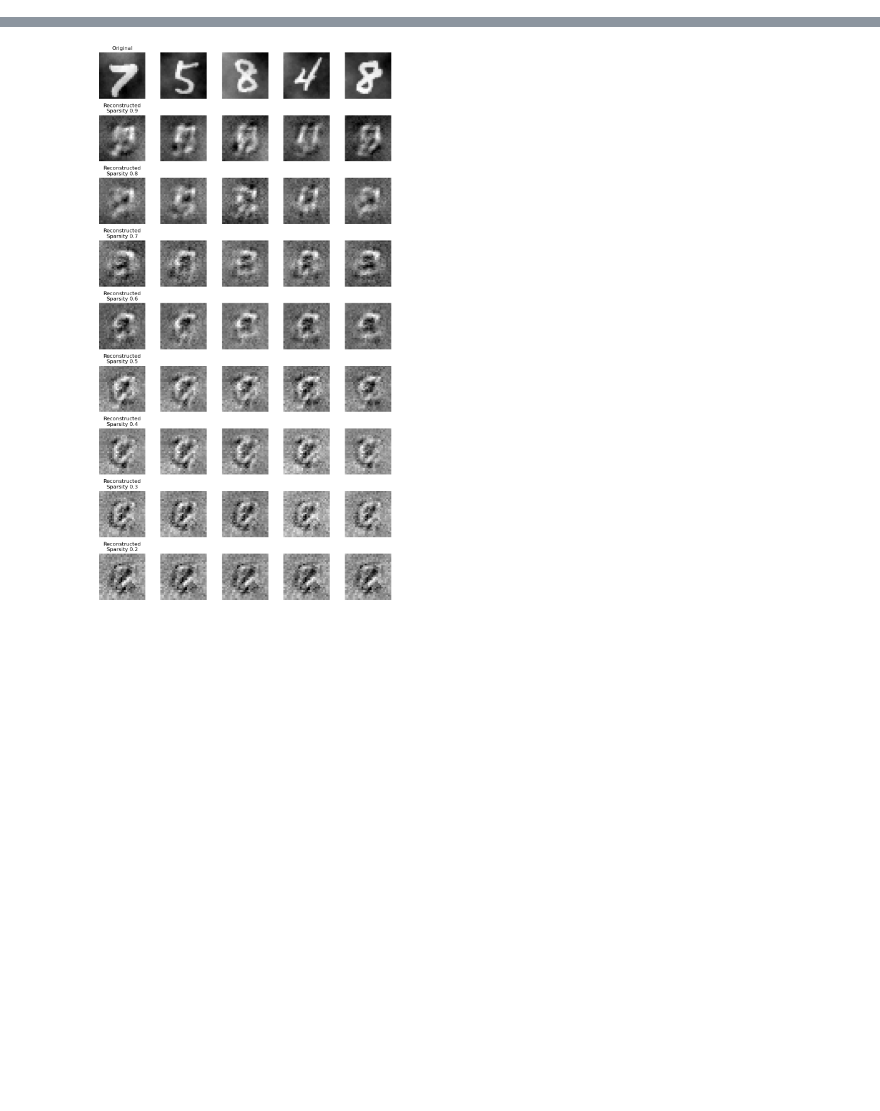
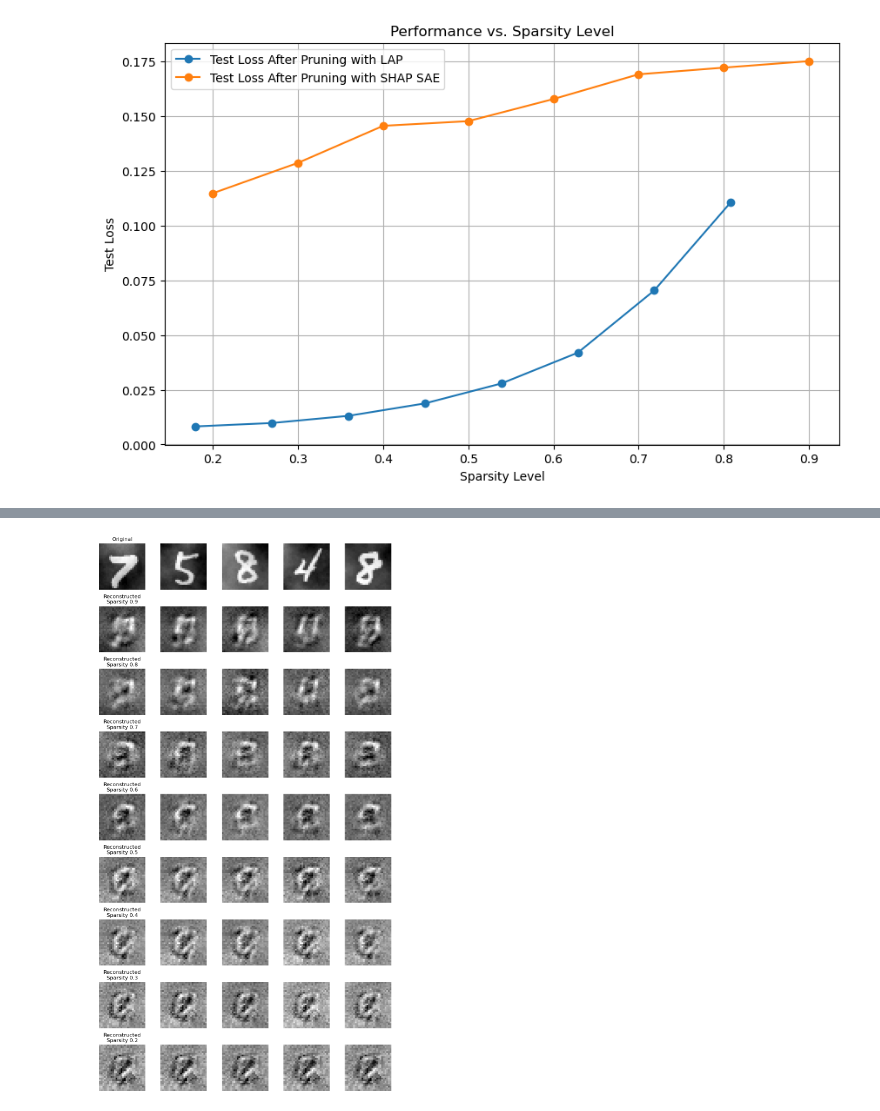
Before and after one commit to FlorianGelb/GNNProject, a Jupyter notebook: Lap_exp_AE.ipynb, the cells around one changed output, grey strips where cells are left out. Cells and saved outputs as stored; diff of their text form; code cells hidden in the pictures; blank space fills up the shorter version.

```diff
--- a/Lap_exp_AE.ipynb
+++ b/Lap_exp_AE.ipynb
@@ -334,8 +382,8 @@ from Pruning.LookaheadPruning import apply_lap, calculate_sparsity
 
 # Assuming 'model' is your pre-trained AutoEncoder and 'test_dataloader' is defined
 prune_ratios = [0.2, 0.3, 0.4, 0.5,0.6,0.7,0.8,0.9]  # Define desired prune ratios to apply
-sparsity_levels = []  # This will store the actual sparsity levels calculated from the model
-test_losses = []
+sparsity_levels_LAP = []  # This will store the actual sparsity levels calculated from the model
+test_losses_LAP = []
 
 for ratio in prune_ratios:
     # Create a deep copy of the trained model to apply pruning
@@ -346,9 +394,9 @@ for ratio in prune_ratios:
 
     # Calculate the actual sparsity level of the pruned model
     sparsity = calculate_sparsity(pruned_model)
-    sparsity_levels.append(sparsity)
+    sparsity_levels_LAP.append(sparsity)
 
     # Evaluate the pruned model on the test dataset
     test_loss = eval_model(pruned_model, test_dataloader)
-    test_losses.append(test_loss)
+    test_losses_LAP.append(test_loss)
     print(f"Prune Ratio: {ratio}, Actual Sparsity Level: {sparsity:.4f}, Test Loss: {test_loss:.4f}")
@@ -355,9 +451,13 @@ for ratio in prune_ratios:
 # %%
 plt.figure(figsize=(10, 6))
-plt.plot(sparsity_levels, test_losses, '-o', label='Test Loss After Pruning')
+plt.plot(sparsity_levels_LAP, test_losses_LAP, '-o', label='Test Loss After Pruning with LAP')
+plt.plot(prune_ratios, test_losses, '-o', label='Test Loss After Pruning with SHAP SAE')
+
 plt.xlabel('Sparsity Level')
 plt.ylabel('Test Loss')
 plt.title('Performance vs. Sparsity Level')
 plt.legend()
 plt.grid(True)
 plt.show()
+# %% [output]
+[figure, added]
```
Also changed, not shown: parts of 22 cells of this notebook, 1 other file.
